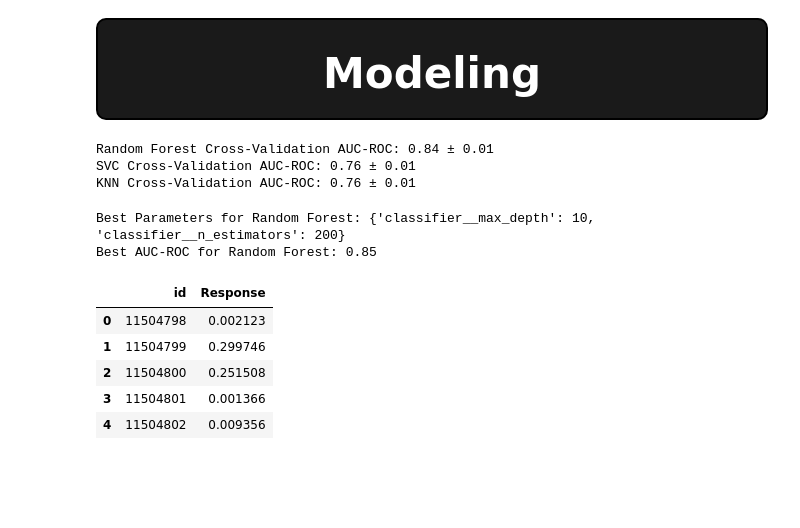
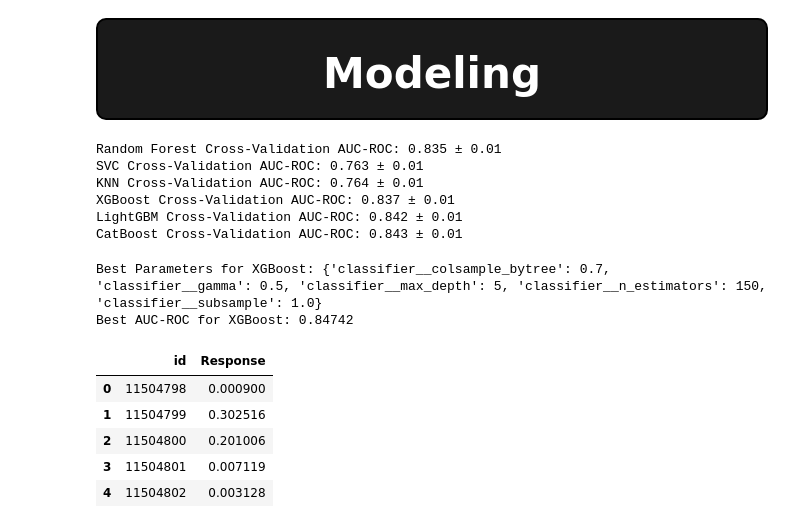
Before and after one commit to StefanSan26/kaggle, a Jupyter notebook: different-ml-models-starter.ipynb, the cells around one changed output. Drawn from its saved outputs; the diff is of its cells as text; code cells hidden in the pictures; blank space fills up the shorter version.

```diff
--- a/different-ml-models-starter.ipynb
+++ b/different-ml-models-starter.ipynb
@@ -198,11 +232,14 @@ pipeline_names = ['Random Forest', 'SVC', 'KNN']
 for pipe, name in zip(pipelines, pipeline_names):
     cv = StratifiedKFold(n_splits=5)
     auc_scores = cross_val_score(pipe, X_train[:10000], y_train[:10000], cv=cv, scoring='roc_auc')
-    print(f'{name} Cross-Validation AUC-ROC: {auc_scores.mean():.2f} ± {auc_scores.std():.2f}')
+    print(f'{name} Cross-Validation AUC-ROC: {auc_scores.mean():.3f} ± {auc_scores.std():.2f}')
 # %% [output]
-Random Forest Cross-Validation AUC-ROC: 0.84 ± 0.01
-SVC Cross-Validation AUC-ROC: 0.76 ± 0.01
-KNN Cross-Validation AUC-ROC: 0.76 ± 0.01
+Random Forest Cross-Validation AUC-ROC: 0.835 ± 0.01
+SVC Cross-Validation AUC-ROC: 0.763 ± 0.01
+KNN Cross-Validation AUC-ROC: 0.764 ± 0.01
+XGBoost Cross-Validation AUC-ROC: 0.837 ± 0.01
+LightGBM Cross-Validation AUC-ROC: 0.842 ± 0.01
+CatBoost Cross-Validation AUC-ROC: 0.843 ± 0.01
 # %%
 # # Plot ROC curve
 # plt.figure(figsize=(10, 8))
@@ -219,30 +256,33 @@ KNN Cross-Validation AUC-ROC: 0.76 ± 0.01
 # plt.title('ROC Curve')
 # plt.legend(loc='lower right')
 # plt.show()
-# %%
-# GridSearch for RandomForest
-param_grid_rf = {
-    'classifier__n_estimators': [50, 100, 200],
-    'classifier__max_depth': [None, 10, 20, 30]
-}
-
-grid_search_rf = GridSearchCV(pipeline_rf, param_grid_rf, cv=5, scoring='roc_auc')
-grid_search_rf.fit(X_train[:100000], y_train[:100000])
-
-print(f'Best Parameters for Random Forest: {grid_search_rf.best_params_}')
-print(f'Best AUC-ROC for Random Forest: {grid_search_rf.best_score_:.2f}')
-# %% [output]
-Best Parameters for Random Forest: {'classifier__max_depth': 10, 'classifier__n_estimators': 200}
-Best AUC-ROC for Random Forest: 0.85
+# %%
+# GridSearch for XGboost
+param_grid_xgb = {
+    'classifier__n_estimators': [150,180, 200, 220, 250, 270 ,300],
+    'classifier__max_depth': [5,7, 9 , 10, 12, 15],
+    'classifier__gamma': [0, 0.1, 0.2, 0.3, 0.4, 0.5],
+    'classifier__subsample': [0.6, 0.7, 0.8, 0.9, 1.0],
+    'classifier__colsample_bytree': [0.6, 0.7, 0.8, 0.9, 1.0]
+}
+
+grid_search_xgb = GridSearchCV(pipeline_xgb, param_grid_xgb, cv=5, scoring='roc_auc')
+grid_search_xgb.fit(X_train[:10000], y_train[:10000])
+
+print(f'Best Parameters for XGBoost: {grid_search_xgb.best_params_}')
+print(f'Best AUC-ROC for XGBoost: {grid_search_xgb.best_score_:.5f}')
+# %% [output]
+Best Parameters for XGBoost: {'classifier__colsample_bytree': 0.7, 'classifier__gamma': 0.5, 'classifier__max_depth': 5, 'classifier__n_estimators': 150, 'classifier__subsample': 1.0}
+Best AUC-ROC for XGBoost: 0.84742
 # %%
-predictions = grid_search_rf.predict_proba(test_data)[:, 1]
+predictions = grid_search_xgb.predict_proba(test_data)[:, 1]
 sample_submission['Response'] = predictions
 sample_submission.to_csv('submission.csv', index=False)
 sample_submission.head()
 # %% [output]
 |  | id | Response |
-| 0 | 11504798 | 0.002123 |
-| 1 | 11504799 | 0.299746 |
-| 2 | 11504800 | 0.251508 |
-| 3 | 11504801 | 0.001366 |
-| 4 | 11504802 | 0.009356 |
+| 0 | 11504798 | 0.000900 |
+| 1 | 11504799 | 0.302516 |
+| 2 | 11504800 | 0.201006 |
+| 3 | 11504801 | 0.007119 |
+| 4 | 11504802 | 0.003128 |
```
Also changed, not shown: parts of 3 cells of this notebook.
